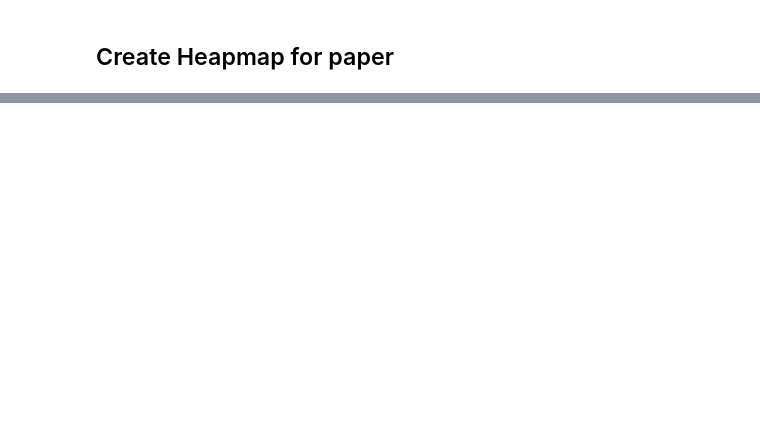
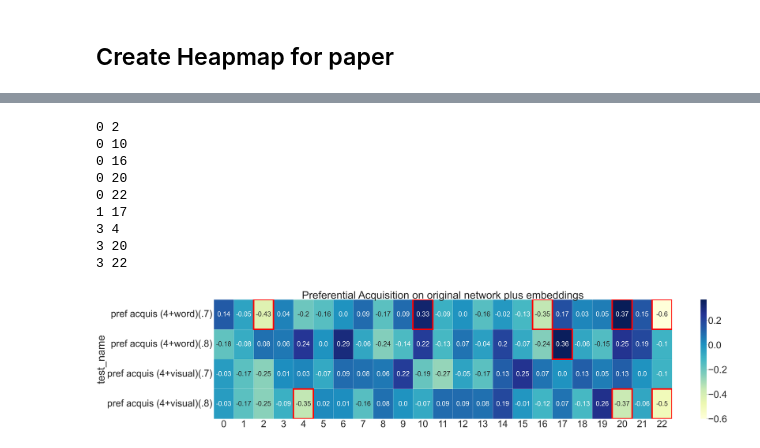
Before and after one commit to CatherineHenry/multiplex_network, a Jupyter notebook: src/heatmaps.ipynb, the cells around one changed output, grey strips where cells are left out. Saved outputs shown, nothing was run; the diff lists cells and outputs as text; code cells hidden in the pictures; blank space fills up the shorter version.

```diff
--- a/src/heatmaps.ipynb
+++ b/src/heatmaps.ipynb
@@ -163,0 +200,13 @@ ValueError: The number of FixedLocator locations (23), usually from a call to se
+# %%
+create_heatmap(mix_df, mix_annotations, 70, 15, mix_tests, 'Preferential Acquisition on original network plus embeddings')
+# %% [output]
+0 2
+0 10
+0 16
+0 20
+0 22
+1 17
+3 4
+3 20
+3 22
+[figure, added]
```
Also changed, not shown: parts of 23 cells of this notebook.
